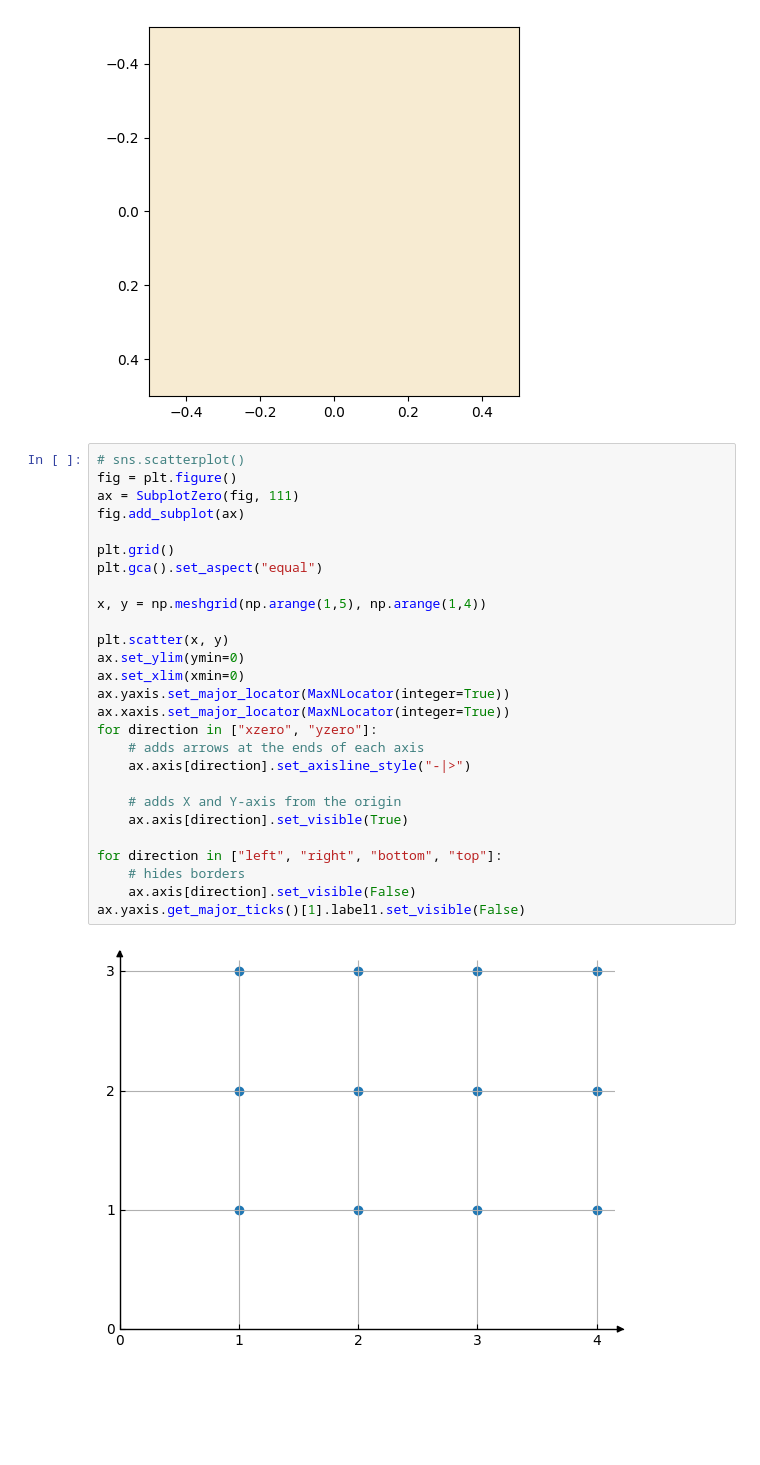
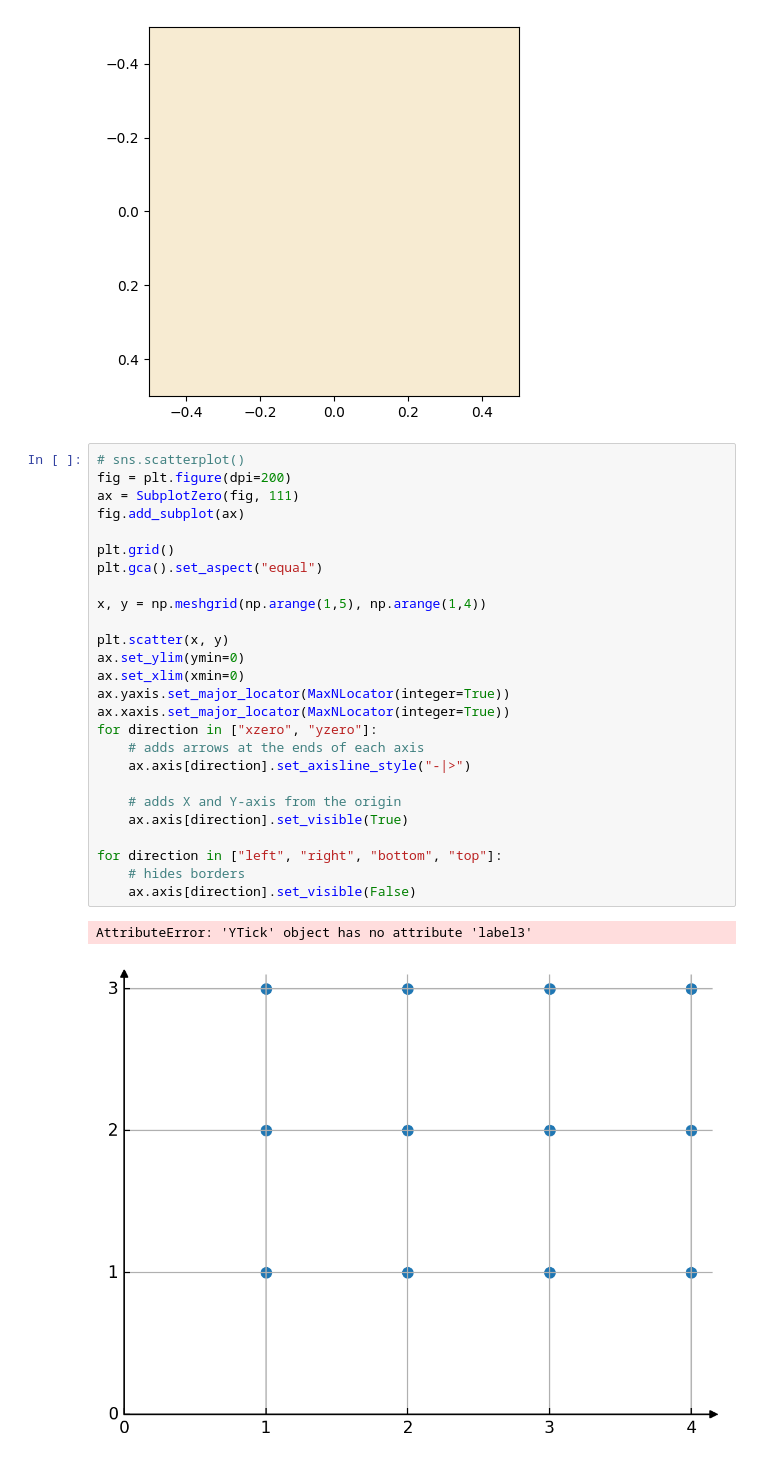
Before and after one commit to komfykat/Micro-lectures, a Jupyter notebook: plots/plots1.ipynb, the cells around one changed output. Cells and saved outputs as stored; diff of their text form; blank space fills up the shorter version.

```diff
--- a/plots/plots1.ipynb
+++ b/plots/plots1.ipynb
@@ -26,30 +26,30 @@ plt.imshow([[[*c_exampl]]])
 [figure]
 # %%
 # sns.scatterplot()
-fig = plt.figure()
+fig = plt.figure(dpi=200)
 ax = SubplotZero(fig, 111)
 fig.add_subplot(ax)
 
 plt.grid()
 plt.gca().set_aspect("equal")
 
 x, y = np.meshgrid(np.arange(1,5), np.arange(1,4))
 
 plt.scatter(x, y)
 ax.set_ylim(ymin=0)
 ax.set_xlim(xmin=0)
 ax.yaxis.set_major_locator(MaxNLocator(integer=True))
 ax.xaxis.set_major_locator(MaxNLocator(integer=True))
 for direction in ["xzero", "yzero"]:
     # adds arrows at the ends of each axis
     ax.axis[direction].set_axisline_style("-|>")
 
     # adds X and Y-axis from the origin
     ax.axis[direction].set_visible(True)
 
 for direction in ["left", "right", "bottom", "top"]:
     # hides borders
     ax.axis[direction].set_visible(False)
-ax.yaxis.get_major_ticks()[1].label1.set_visible(False)
 # %% [output]
+AttributeError: 'YTick' object has no attribute 'label3'
-[figure, old version]
+[figure, new version]
```
